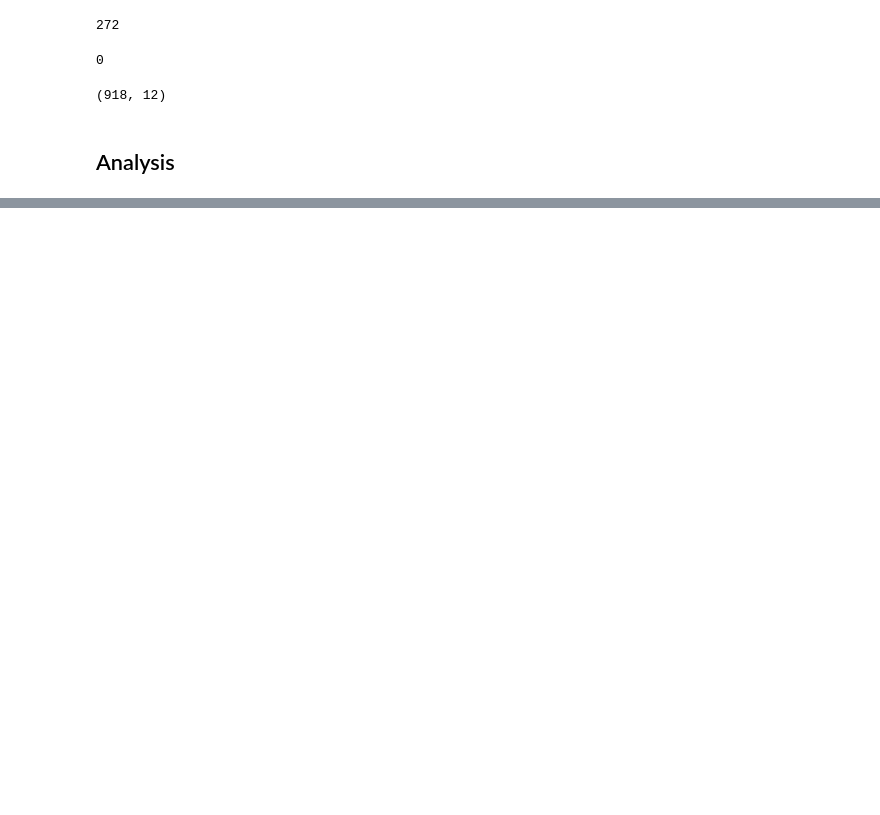
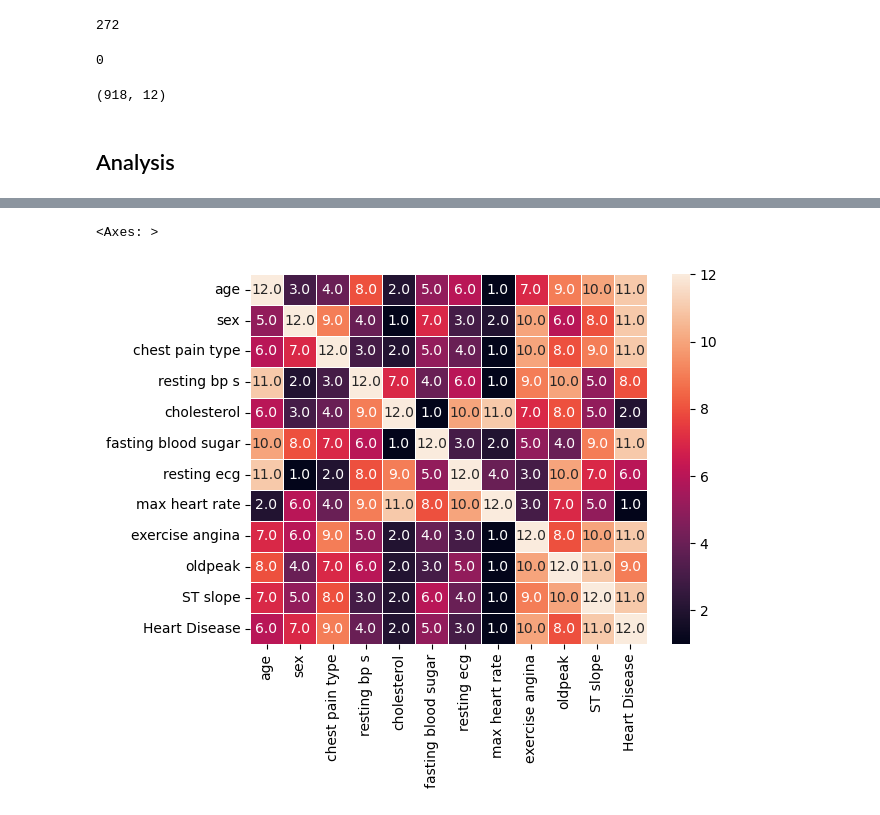
Before and after one commit to Mr-ahmedhassan/Heart-Disease-1, a Jupyter notebook: Heart Disease 1.ipynb, the cells around one changed output, grey strips where cells are left out. Saved outputs shown, nothing was run; the diff lists cells and outputs as text; code cells hidden in the pictures; blank space fills up the shorter version.

```diff
--- a/Heart Disease 1.ipynb
+++ b/Heart Disease 1.ipynb
@@ -96,0 +110,7 @@ data.shape
+# %%
+cor=data.corr()
+# %%
+sns.heatmap(cor.rank(axis='columns'),annot=True,fmt='.1f',linewidth=.5)
+# %% [output]
+<Axes: >
+[figure, added]
```
Also changed, not shown: parts of 5 cells of this notebook.
